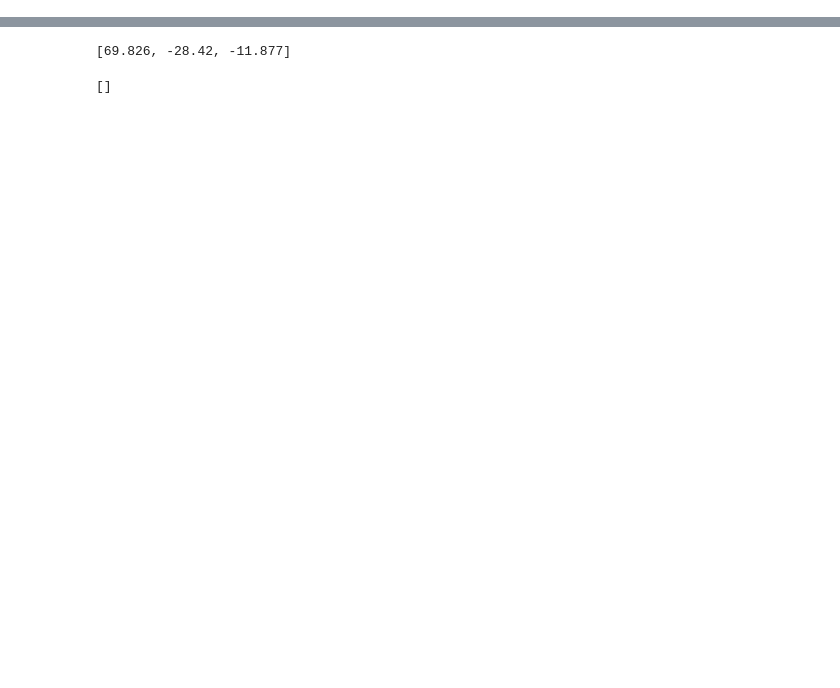
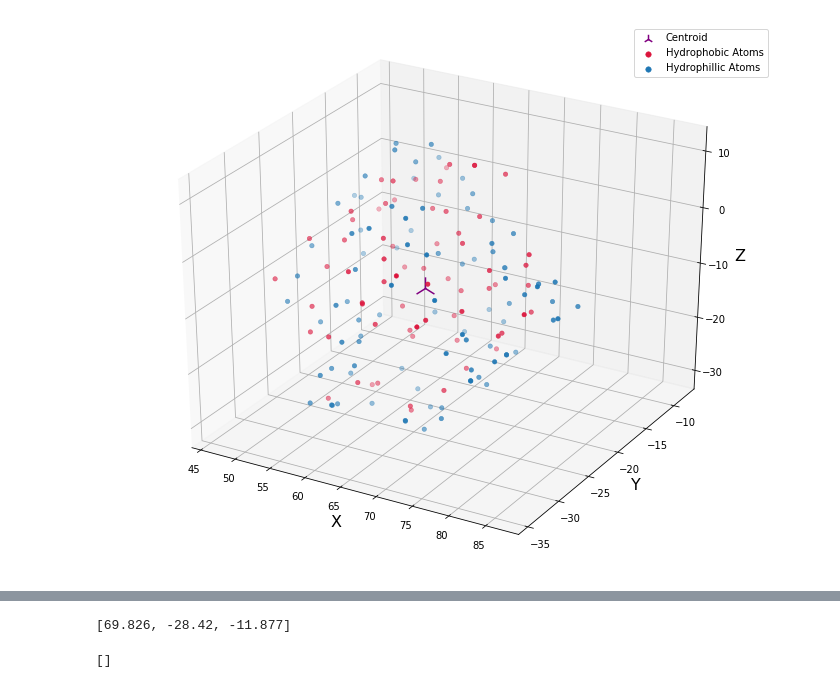
Before and after one commit to JamesDanielOReilly/Practical-Bioinformatics, a Jupyter notebook: Leuven-Coursework-2/coursework_2.ipynb, the cells around one changed output, grey strips where cells are left out. Drawn from its saved outputs; the diff is of its cells as text; code cells hidden in the pictures; blank space fills up the shorter version.

```diff
--- a/Leuven-Coursework-2/coursework_2.ipynb
+++ b/Leuven-Coursework-2/coursework_2.ipynb
@@ -296,0 +281,32 @@ ax = fig.gca(projection='3d')
+# %%
+# %matplotlib qt5
+phob_coords = get_coords(atom_file, 'phobic')
+phil_coords = get_coords(atom_file, 'philic')
+mean = distance_to_centroid(atom_file)[1]
+
+xphob = phob_coords[:,0]
+yphob = phob_coords[:,1]
+zphob = phob_coords[:,2]
+
+xphil = phil_coords[:,0]
+yphil = phil_coords[:,1]
+zphil = phil_coords[:,2]
+
+fig = plt.figure(figsize = (12,10))
+ax = fig.gca(projection='3d')
+ax.scatter(mean[0], mean[1], mean[2], s = 500, marker = '2', color='purple', label='Centroid')
+ax.scatter(xphob, yphob, zphob, lw=0.5, color='crimson', label = 'Hydrophobic Atoms')
+ax.scatter(xphil, yphil, zphil, lw=0.5, label = 'Hydrophillic Atoms')
+
+ax.set_xlabel("X", fontsize = 16)
+ax.set_ylabel("Y", fontsize = 16)
+ax.set_zlabel("Z", fontsize = 16)
+
+lgnd = plt.legend( scatterpoints=1, fontsize=10)
+lgnd.legendHandles[0]._sizes = [90]
+lgnd.legendHandles[1]._sizes = [30]
+lgnd.legendHandles[2]._sizes = [30]
+
+plt.show()
+# %% [output]
+[figure, added]
```
Also changed, not shown: parts of 9 cells of this notebook.
